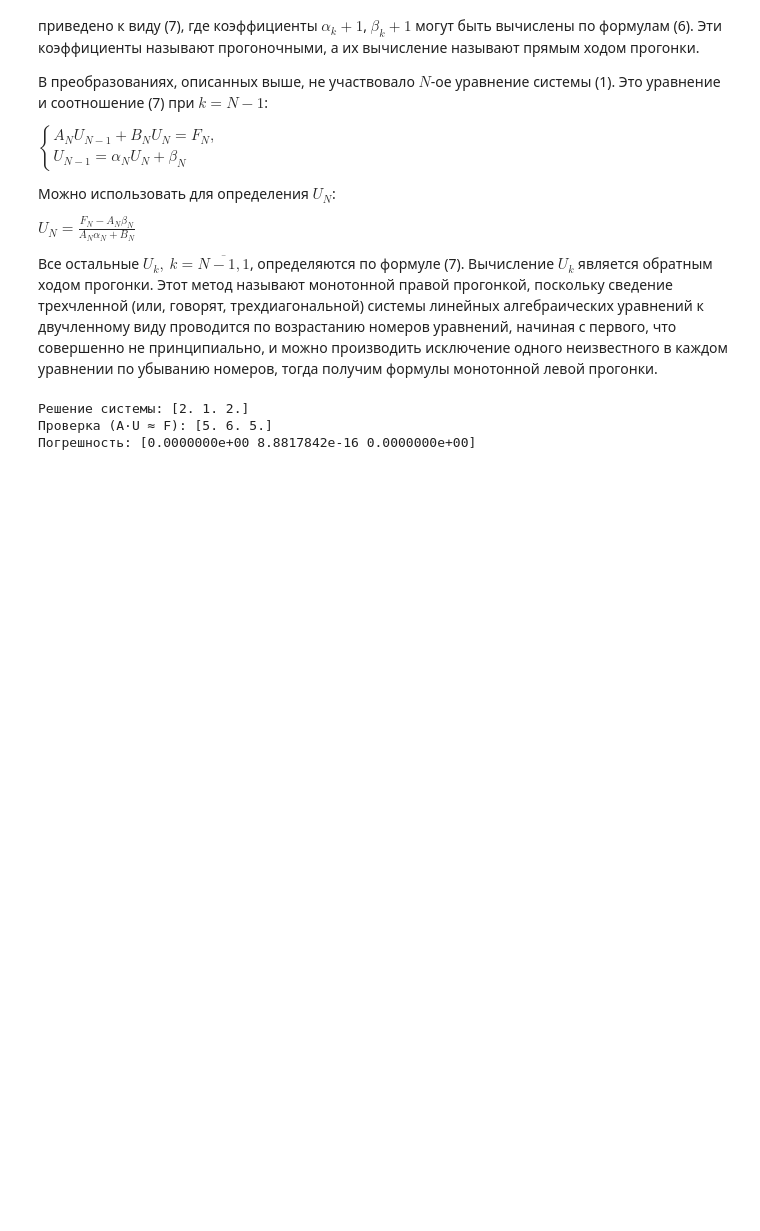
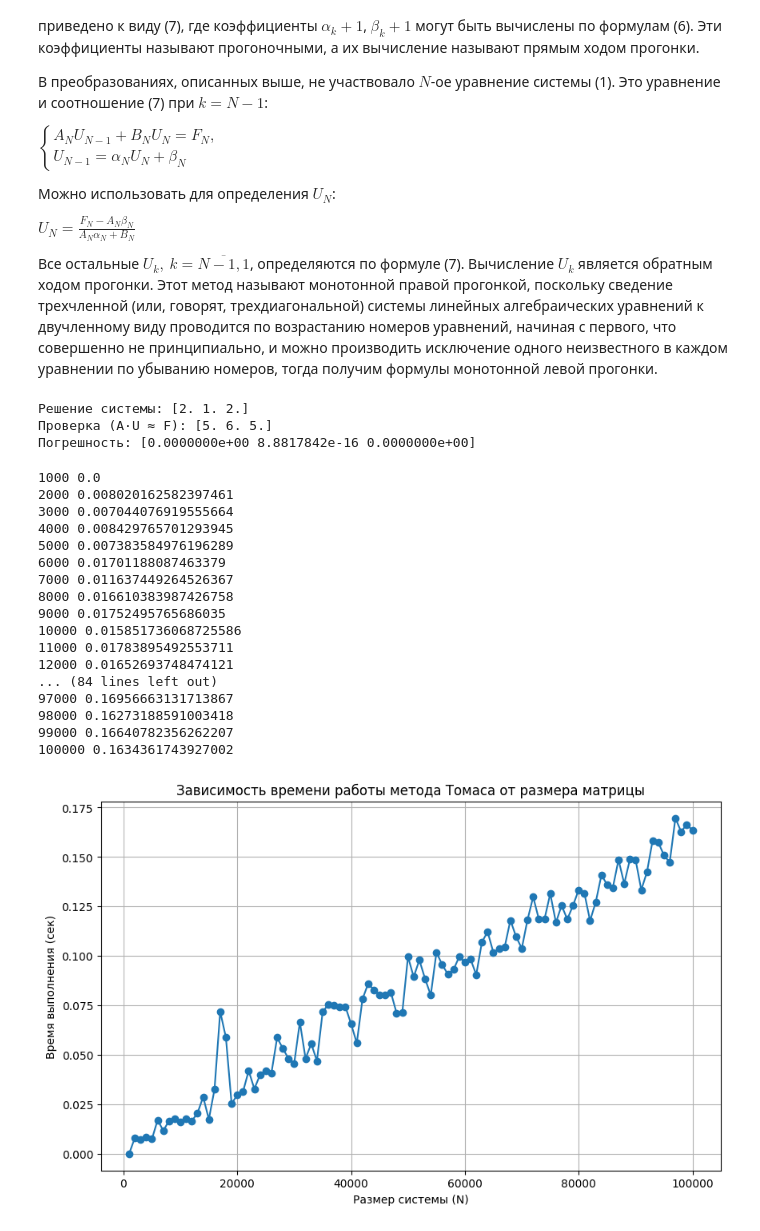
Before and after one commit to ByterGame/computational_mathematics_labs, a Jupyter notebook: Lab5/lab5.ipynb, the cells around one changed output. Drawn from its saved outputs; the diff is of its cells as text; code cells hidden in the pictures; blank space fills up the shorter version.

```diff
--- a/Lab5/lab5.ipynb
+++ b/Lab5/lab5.ipynb
@@ -118,3 +118,51 @@ print("Погрешность:", np.abs(F_computed - F))
 Решение системы: [2. 1. 2.]
 Проверка (A·U ≈ F): [5. 6. 5.]
 Погрешность: [0.0000000e+00 8.8817842e-16 0.0000000e+00]
+# %%
+import numpy as np
+import time
+import matplotlib.pyplot as plt
+
+sizes = list(range(1000, 100001, 1000))
+times = []
+
+for N in sizes:
+    A = np.ones(N)
+    B = 2 * np.ones(N)
+    C = np.ones(N)
+    F = np.random.rand(N)
+    A[0] = 0
+    C[-1] = 0
+
+    start = time.time()
+    U = thomas_algorithm(A, B, C, F)
+    end = time.time()
+
+    times.append(end - start)
+    # print(N, end-start)
+plt.figure(figsize=(10, 6))
+plt.plot(sizes, times, marker='o')
+plt.title("Зависимость времени работы метода Томаса от размера матрицы")
+plt.xlabel("Размер системы (N)")
+plt.ylabel("Время выполнения (сек)")
+plt.grid(True)
+plt.show()
+# %% [output]
+1000 0.0
+2000 0.008020162582397461
+3000 0.007044076919555664
+4000 0.008429765701293945
+5000 0.007383584976196289
+6000 0.01701188087463379
+7000 0.011637449264526367
+8000 0.016610383987426758
+9000 0.01752495765686035
+10000 0.015851736068725586
+11000 0.01783895492553711
+12000 0.01652693748474121
+... (84 lines left out)
+97000 0.16956663131713867
+98000 0.16273188591003418
+99000 0.16640782356262207
+100000 0.1634361743927002
+[figure, added]
```
